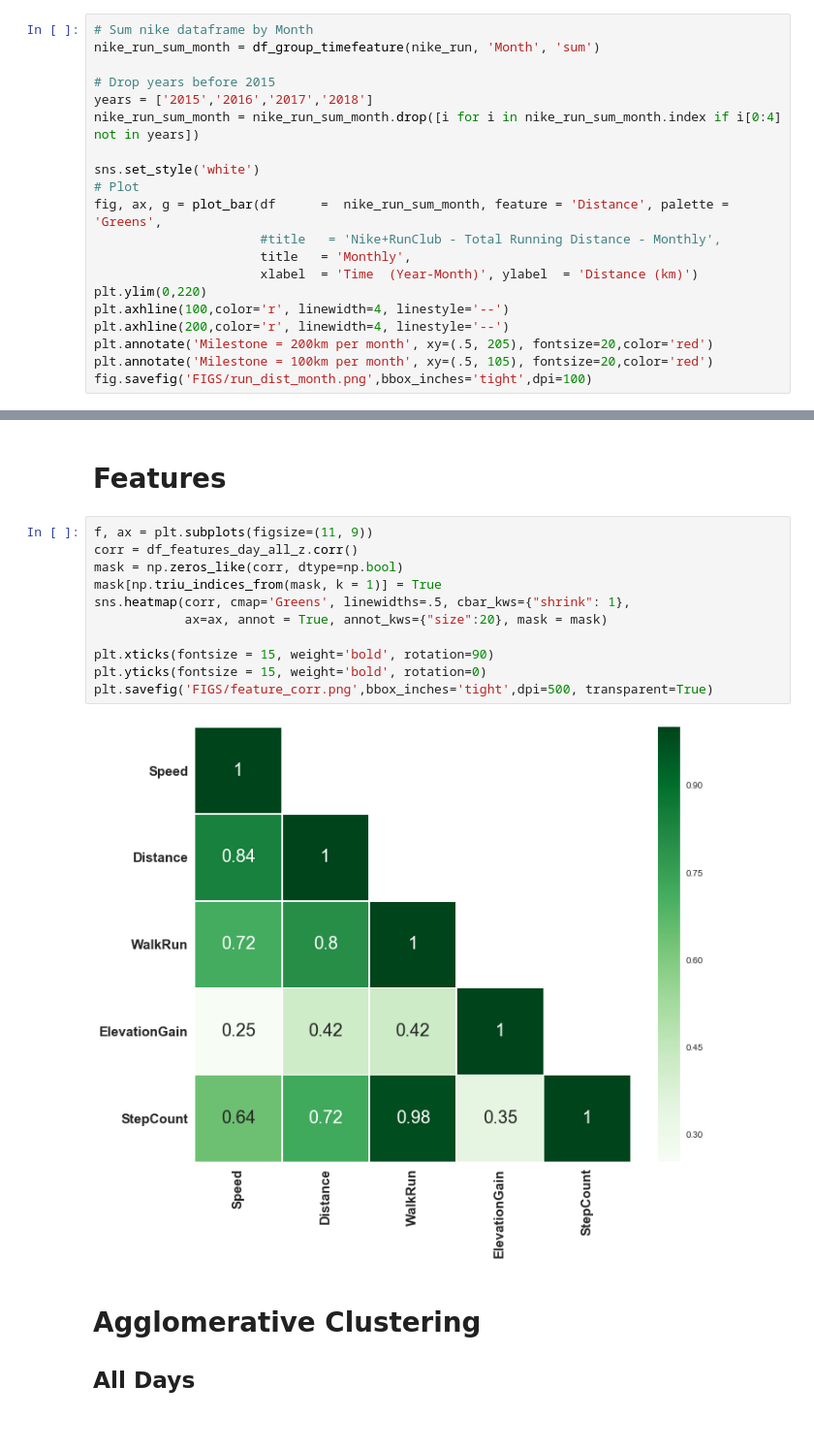
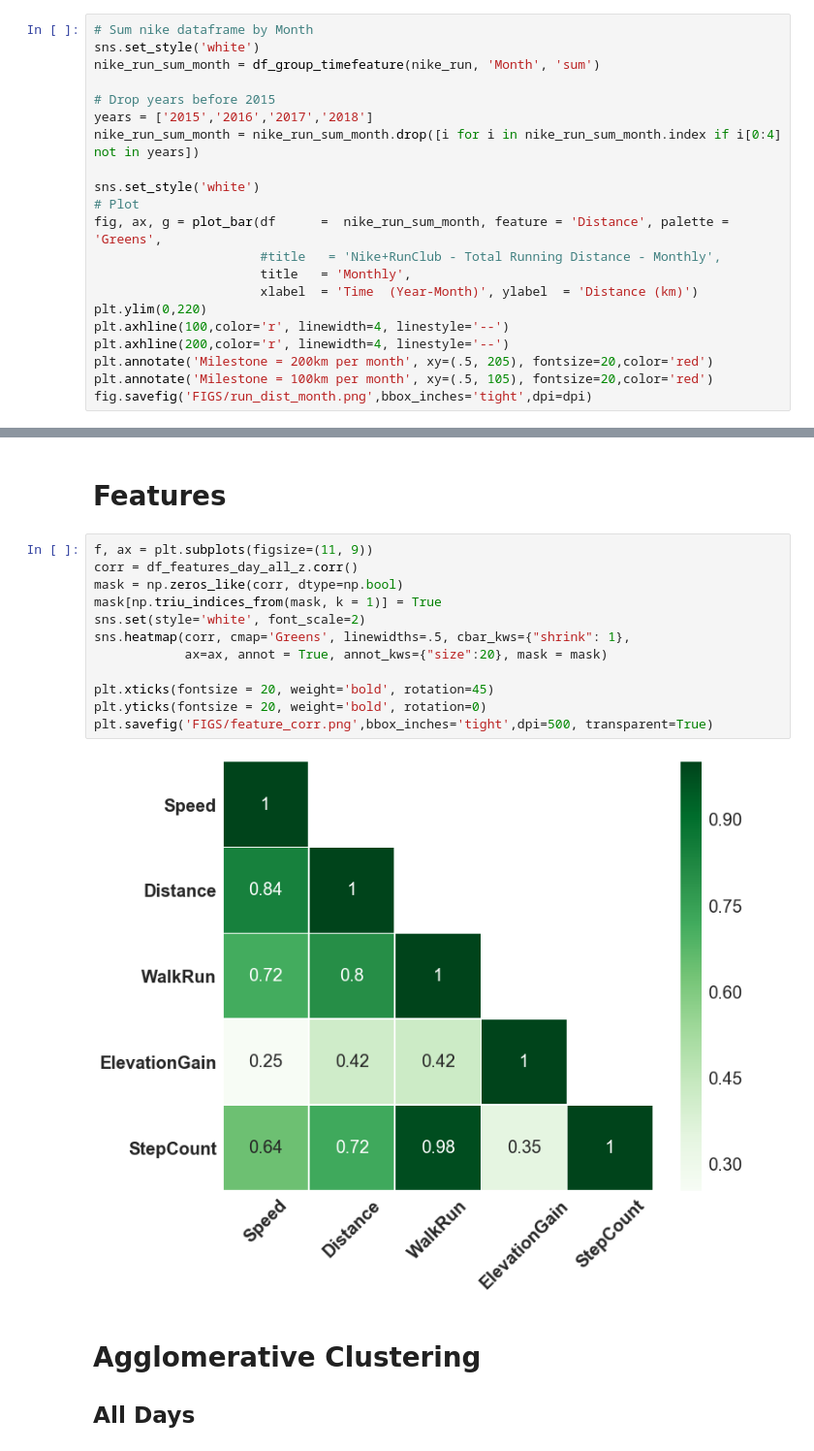
Before and after one commit to amadeuskanaan/PrecisionRunning, a Jupyter notebook: analyze.ipynb, the cells around one changed output, grey strips where cells are left out. Shown at 97% size. Cells and saved outputs as stored; diff of their text form.

```diff
--- a/analyze.ipynb
+++ b/analyze.ipynb
@@ -108,5 +119,6 @@ plt_world_map(nike_run, title =None, fname='./FIGS/world_map.png')
 # %%
 # Sum nike dataframe by Month
+sns.set_style('white')
 nike_run_sum_month = df_group_timefeature(nike_run, 'Month', 'sum')
 
 # Drop years before 2015
@@ -124,5 +136,5 @@ plt.axhline(100,color='r', linewidth=4, linestyle='--')
 plt.axhline(200,color='r', linewidth=4, linestyle='--')
 plt.annotate('Milestone = 200km per month', xy=(.5, 205), fontsize=20,color='red')
 plt.annotate('Milestone = 100km per month', xy=(.5, 105), fontsize=20,color='red')
-fig.savefig('FIGS/run_dist_month.png',bbox_inches='tight',dpi=100)
+fig.savefig('FIGS/run_dist_month.png',bbox_inches='tight',dpi=dpi)
 # %% [output]
@@ -414,16 +423,17 @@ the new syntax is .resample(...).sum()
 # %%
 f, ax = plt.subplots(figsize=(11, 9))
 corr = df_features_day_all_z.corr()
 mask = np.zeros_like(corr, dtype=np.bool)
 mask[np.triu_indices_from(mask, k = 1)] = True
+sns.set(style='white', font_scale=2)
 sns.heatmap(corr, cmap='Greens', linewidths=.5, cbar_kws={"shrink": 1},
             ax=ax, annot = True, annot_kws={"size":20}, mask = mask)
 
-plt.xticks(fontsize = 15, weight='bold', rotation=90)
-plt.yticks(fontsize = 15, weight='bold', rotation=0)
+plt.xticks(fontsize = 20, weight='bold', rotation=45)
+plt.yticks(fontsize = 20, weight='bold', rotation=0)
 plt.savefig('FIGS/feature_corr.png',bbox_inches='tight',dpi=500, transparent=True)
 # %% [output]
-[figure, old version]
+[figure, new version]
 # %% [markdown]
 # Agglomerative Clustering
 ## All Days
```
Also changed, not shown: parts of 24 cells of this notebook, 32 other files.
